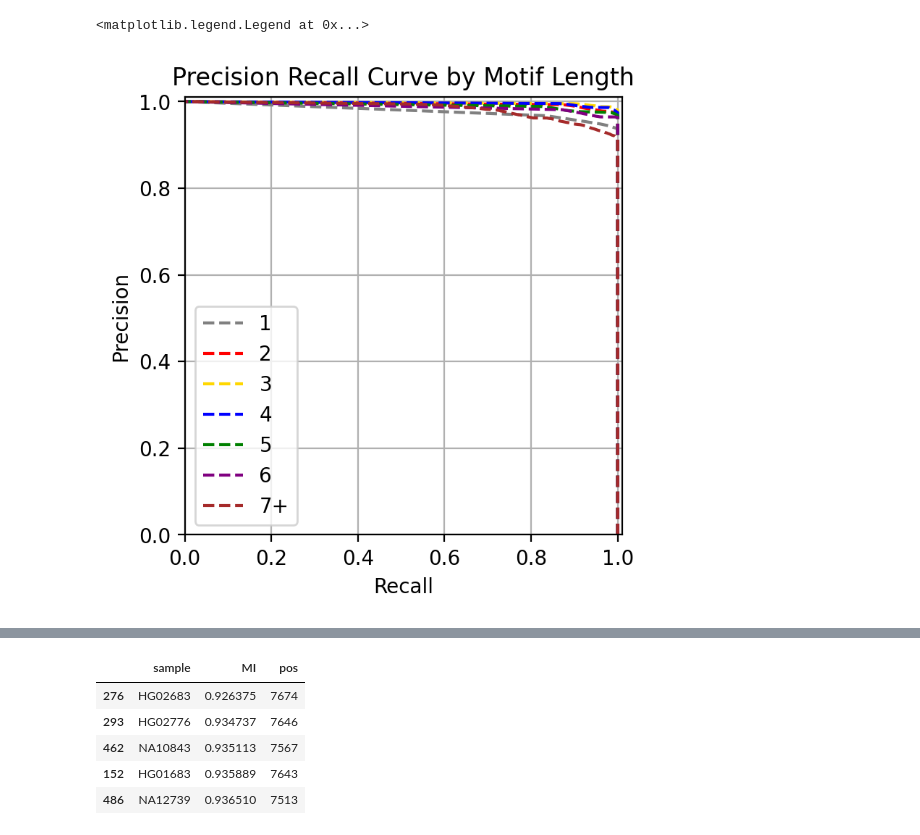
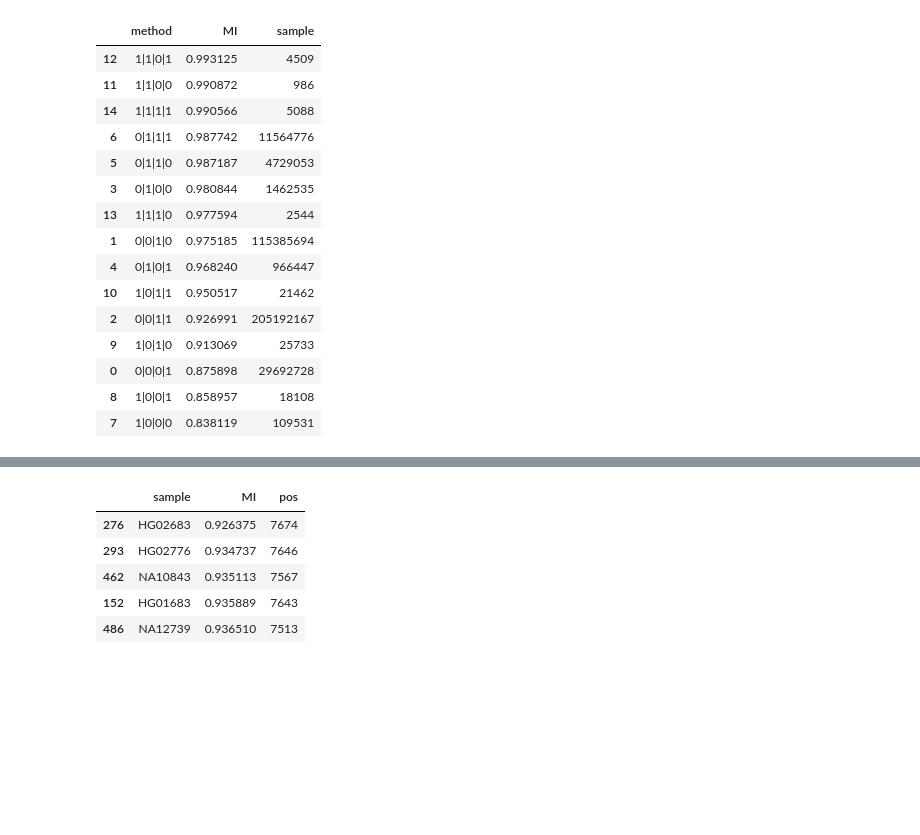
Before and after one commit to gymreklab/1000Genomes-TR-Analysis, a Jupyter notebook: mend/MendelianInheritanceAnalysis.ipynb, the cells around one changed output, grey strips where cells are left out. Cells and saved outputs as stored; diff of their text form; code cells hidden in the pictures; blank space fills up the shorter version.

```diff
--- a/mend/MendelianInheritanceAnalysis.ipynb
+++ b/mend/MendelianInheritanceAnalysis.ipynb
@@ -99,8 +58,0 @@ plt.gcf().set_dpi(200)
-# %%
-# Now the same plots broken down by motif length
-
-data['motif_length'] = data.motif.str.len()
-# data.loc[data.motif_length >= 7, 'motif_length'] = 7
-data.loc[data.motif_length >= 7, 'motif_length'] = '7+'
-data.motif_length = data.motif_length.astype(str)
-label_order = sorted(data.motif_length.unique())
@@ -123,29 +59,21 @@ plt.gcf().set_dpi(150)
-# %%
-for i, motif_len in enumerate(label_order):
-	data_w_motif_len = data[data.motif_length == motif_len]
-	precision, recall, thresholds = metrics.precision_recall_curve(
-		data_w_motif_len.MI, data_w_motif_len.gtscore
-	)
-	plt.plot(
-		[1] + recall.tolist(),
-		[0] + precision.tolist(),
-		'--',
-		label=motif_len,
-		color=percolors[i],
-	)
-
-plt.title("Precision Recall Curve by Motif Length")
-plt.xlabel("Recall")
-plt.xlim(0, 1.01)
-plt.ylabel("Precision")
-plt.ylim(0, 1.01)
-plt.grid('both')
-plt.gca().set_aspect('equal', adjustable='box')
-plt.gcf().set_dpi(200)
-plt.legend(loc='lower left')
-# %% [output]
-<matplotlib.legend.Legend at 0x...>
-[figure, removed]
 # %%
 # by method (advntr|eh|hipstr|gangstr)
 by_method = data.groupby(["method"], as_index=False).agg({"MI": np.mean, "sample": len}).sort_values(["MI"], ascending=False)
+by_method
+# %% [output]
+|  | method | MI | sample |
+| 12 | 1|1|0|1 | 0.993125 | 4509 |
+| 11 | 1|1|0|0 | 0.990872 | 986 |
+| 14 | 1|1|1|1 | 0.990566 | 5088 |
+| 6 | 0|1|1|1 | 0.987742 | 11564776 |
+| 5 | 0|1|1|0 | 0.987187 | 4729053 |
+| 3 | 0|1|0|0 | 0.980844 | 1462535 |
+| 13 | 1|1|1|0 | 0.977594 | 2544 |
+| 1 | 0|0|1|0 | 0.975185 | 115385694 |
+| 4 | 0|1|0|1 | 0.968240 | 966447 |
+| 10 | 1|0|1|1 | 0.950517 | 21462 |
+| 2 | 0|0|1|1 | 0.926991 | 205192167 |
+| 9 | 1|0|1|0 | 0.913069 | 25733 |
+| 0 | 0|0|0|1 | 0.875898 | 29692728 |
+| 8 | 1|0|0|1 | 0.858957 | 18108 |
+| 7 | 1|0|0|0 | 0.838119 | 109531 |
```
Also changed, not shown: parts of 15 cells of this notebook, 2 other files.
